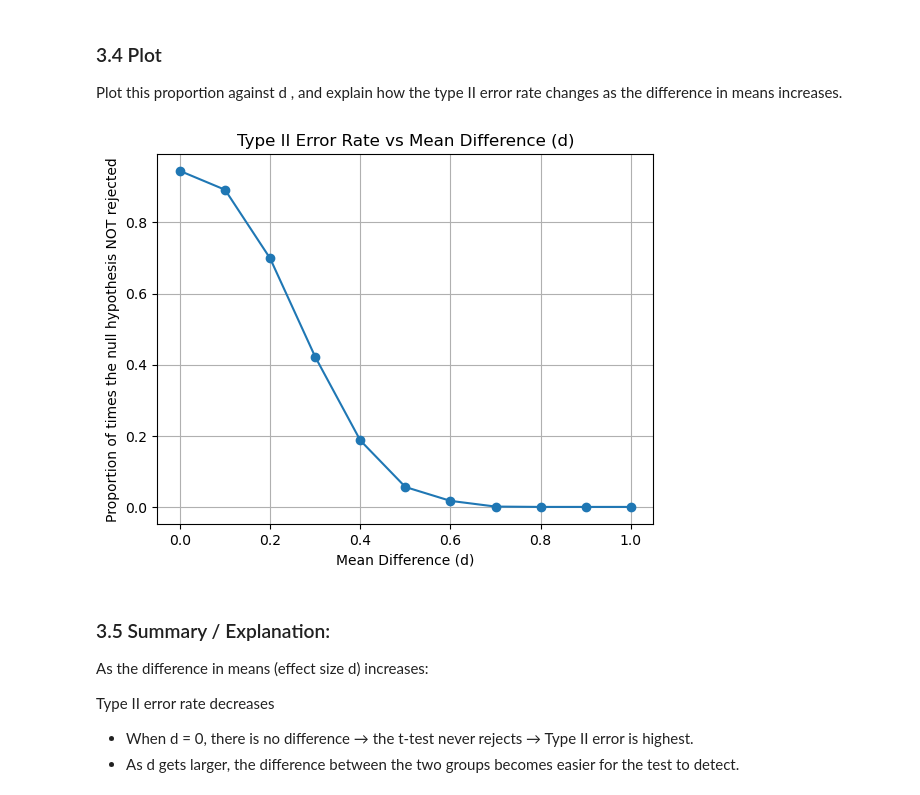
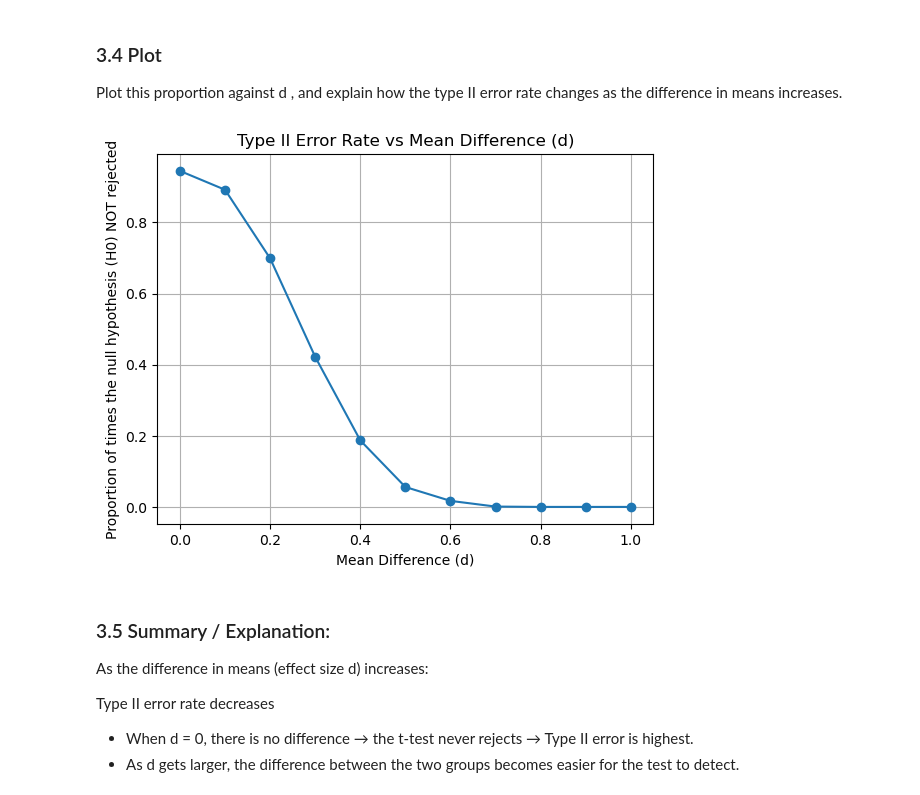
Before and after one commit to MattiDoubleU/Applied-Statistics, a Jupyter notebook: problems.ipynb, the cells around one changed output. Cells and saved outputs as stored; diff of their text form; code cells hidden in the pictures.

```diff
--- a/problems.ipynb
+++ b/problems.ipynb
@@ -613,12 +613,12 @@ Plot this proportion against d , and explain how the type II error rate changes
 # %%
 plt.plot(d_values, non_rejections_rates, marker='o')
 plt.xlabel("Mean Difference (d)")
-plt.ylabel("Proportion of times the null hypothesis NOT rejected")
+plt.ylabel("Proportion of times the null hypothesis (H0) NOT rejected")
 plt.title("Type II Error Rate vs Mean Difference (d)")
 plt.grid(True)
 plt.show()
 # %% [output]
-[figure, old version]
+[figure, new version]
 # %% [markdown]
 ### 3.5 Summary / Explanation:
 As the difference in means (effect size d) increases:
```
Also changed, not shown: parts of 5 cells of this notebook.
